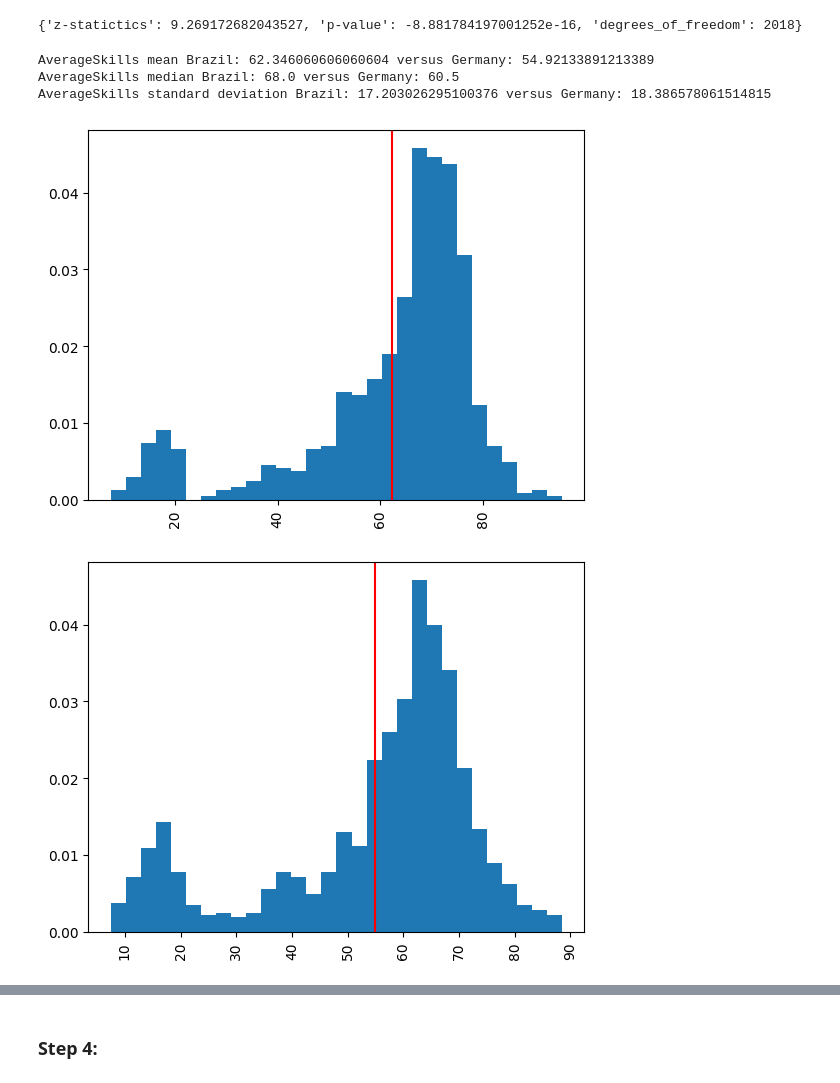
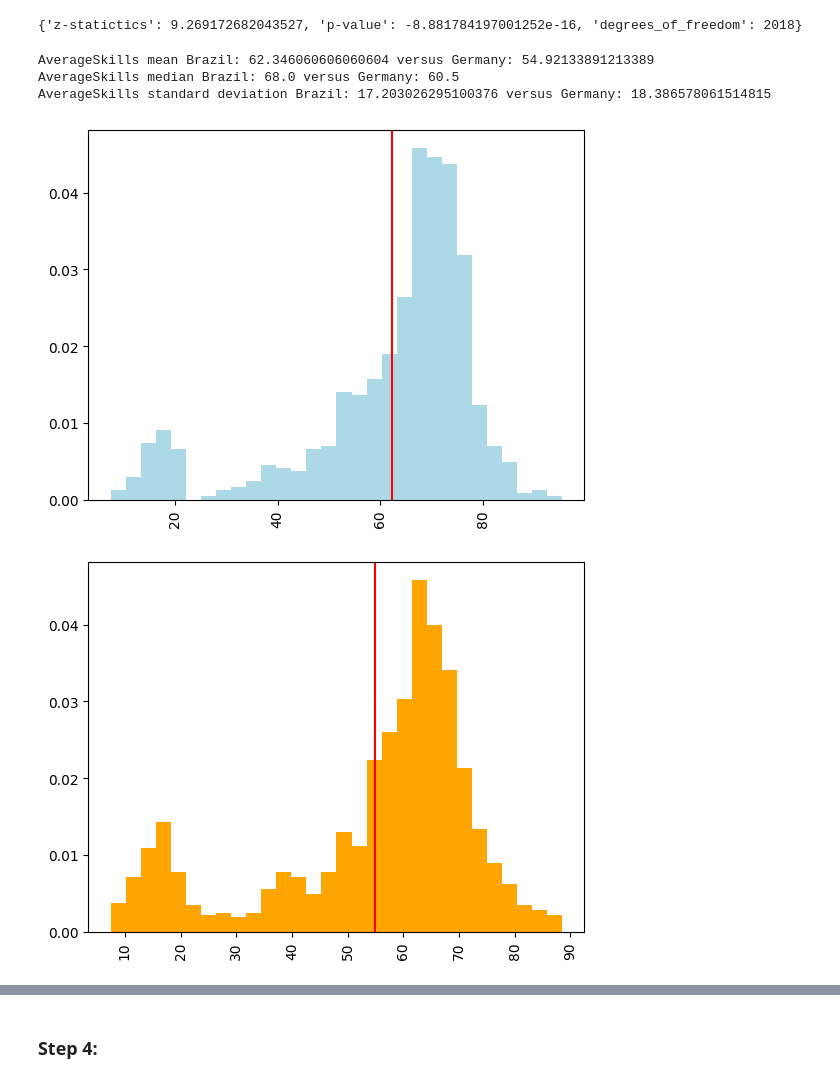
Before and after one commit to DanielFaltynowski/statistics, a Jupyter notebook: notebooks/problem_02/solution.ipynb, the cells around one changed output, grey strips where cells are left out. Saved outputs shown, nothing was run; the diff lists cells and outputs as text; code cells hidden in the pictures.

Commit message:
Market Value, Nationality, and Player Type — Hypothesis Testing Using FIFA Data

```diff
--- a/notebooks/problem_02/solution.ipynb
+++ b/notebooks/problem_02/solution.ipynb
@@ -172,29 +172,29 @@ germany_std = ds.standard_deviation(hypo_nationality_germany)
 # %%
 print('AverageSkills mean Brazil:', brazil_mean, 'versus Germany:', germany_mean)
 print('AverageSkills median Brazil:', brazil_median, 'versus Germany:', germany_median)
 print('AverageSkills standard deviation Brazil:', brazil_std, 'versus Germany:', germany_std)
 
-plt.hist(hypo_nationality_brazil, density=True, bins=30)
+plt.hist(hypo_nationality_brazil, density=True, bins=30, color='lightblue')
 plt.axvline(brazil_mean, color='red')
 plt.xticks(rotation=90)
 plt.gca().xaxis.set_major_formatter(ticker.FuncFormatter(lambda x, _: f'{int(x):,}'))
 plt.show()
 
-plt.hist(hypo_nationality_germany, density=True, bins=30)
+plt.hist(hypo_nationality_germany, density=True, bins=30, color='orange')
 plt.axvline(germany_mean, color='red')
 plt.xticks(rotation=90)
 plt.gca().xaxis.set_major_formatter(ticker.FuncFormatter(lambda x, _: f'{int(x):,}'))
 plt.show()
 
-plt.hist(hypo_nationality_brazil, density=True, bins=30)
-plt.hist(hypo_nationality_germany, density=True, bins=30)
+plt.hist(hypo_nationality_brazil, density=True, bins=30, color='lightblue')
+plt.hist(hypo_nationality_germany, density=True, bins=30, color='orange')
 plt.xticks(rotation=90)
 plt.gca().xaxis.set_major_formatter(ticker.FuncFormatter(lambda x, _: f'{int(x):,}'))
 
 plt.show()
 # %% [output]
 AverageSkills mean Brazil: 62.346060606060604 versus Germany: 54.92133891213389
 AverageSkills median Brazil: 68.0 versus Germany: 60.5
 AverageSkills standard deviation Brazil: 17.203026295100376 versus Germany: 18.386578061514815
-[figure, old version]
+[figure, new version]
-[figure, old version]
+[figure, new version]
```
Also changed, not shown: parts of 3 cells of this notebook, 1 other file.
